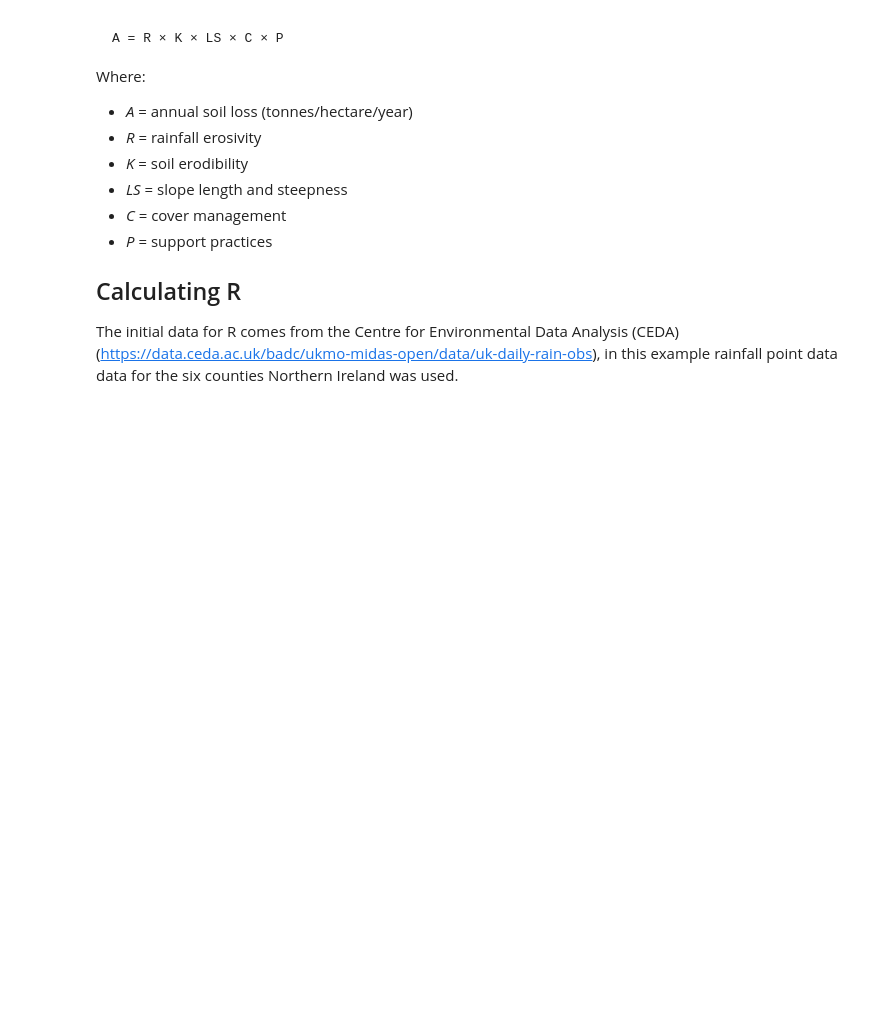
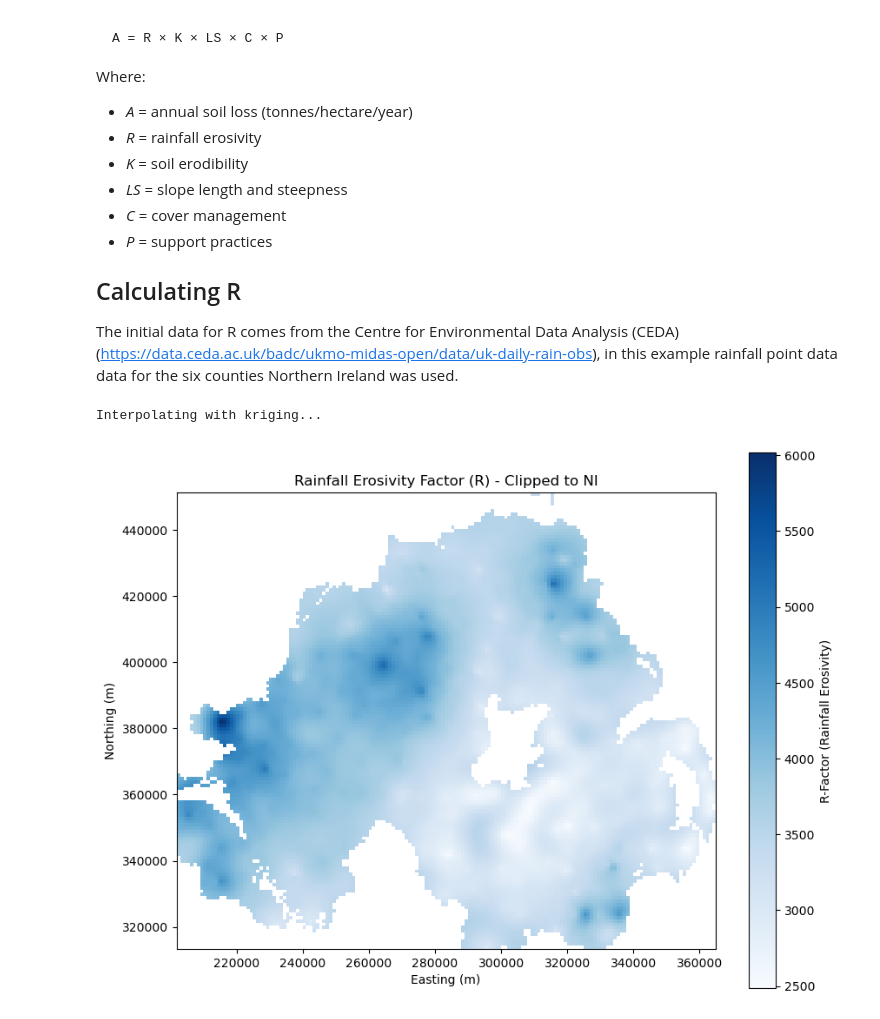
Before and after one commit to zelcon01/RUSLE-in-Python, a Jupyter notebook: RUSLE Notebook.ipynb, the cells around one changed output. Drawn from its saved outputs; the diff is of its cells as text; code cells hidden in the pictures; blank space fills up the shorter version.

```diff
--- a/RUSLE Notebook.ipynb
+++ b/RUSLE Notebook.ipynb
@@ -27,11 +27,12 @@ import geopandas as gpd
 import numpy as np
 import rasterio
 from rasterio.transform import from_origin
-from rasterio.plot import show
-from gstools import Krige, Spherical
+from gstools import Krige, SRF, Spherical
 import tqdm
 import os
+from rasterio.mask import mask
 import matplotlib.pyplot as plt
+from rasterio.plot import show
 
 # Load and project point data
 gdf = gpd.read_file(r"C:\GIS_Course\EGM721\Github conversion of RUSLE\RUSLE-in-Python\Data\R\NI_2021_Rain_Point.geojson")
@@ -62,10 +63,11 @@ for i in tqdm.tqdm(range(len(gridy)), desc="Kriging rows"):
     points = np.vstack([row_x, row_y])
     field[i, :], _ = krig(points)
 
-# Save rainfall raster to GeoTIFF
+# Save to GeoTIFF
 transform = from_origin(minx, maxy, grid_res, grid_res)
 os.makedirs(r"C:\GIS_Course\EGM721\Github conversion of RUSLE\RUSLE-in-Python\Data\R", exist_ok=True)
-rainfall_path = r"C:\GIS_Course\EGM721\Github conversion of RUSLE\RUSLE-in-Python\Data\R\rainfall_kriging.tif"
+
+rainfall_path = r"C:\GIS_Course\EGM721\Github conversion of RUSLE\RUSLE-in-Python\Data\R\rainfall_gstools.tif"
 with rasterio.open(
     rainfall_path,
     "w",
@@ -73,35 +75,63 @@ with rasterio.open(
     height=field.shape[0],
     width=field.shape[1],
     count=1,
     dtype="float32",
     crs="EPSG:29903",
     transform=transform,
 ) as dst:
     dst.write(np.flipud(field), 1)
 
-# Calculate R-Factor
+# Open the interpolated rainfall raster
 with rasterio.open(rainfall_path) as src:
     rainfall = src.read(1)
     profile = src.profile
 
+# Apply the R-factor equation
 r_factor = 38.46 + (3.48 * rainfall)
+
+# Update profile for output
 profile.update(dtype=rasterio.float32)
 
-# Save R-Factor raster
+# Save the R-factor raster
 r_factor_path = r"C:\GIS_Course\EGM721\Github conversion of RUSLE\RUSLE-in-Python\Data\R\r_factor.tif"
 with rasterio.open(r_factor_path, "w", **profile) as dst:
     dst.write(r_factor.astype(np.float32), 1)
 
-# Plot R-Factor raster
+# Load NI outline polygon
+ni_outline = gpd.read_file(r"C:\GIS_Course\EGM721\Github conversion of RUSLE\RUSLE-in-Python\Data\NI_Outline.geojson")
+ni_outline = ni_outline.to_crs("EPSG:29903")
+
+# Clip R-factor raster to Northern Ireland
 with rasterio.open(r_factor_path) as src:
+    out_image, out_transform = mask(src, ni_outline.geometry, crop=True)
+    out_meta = src.meta.copy()
+
+out_meta.update({
+    "height": out_image.shape[1],
+    "width": out_image.shape[2],
+    "transform": out_transform
+})
+
+clipped_path = r"C:\GIS_Course\EGM721\Github conversion of RUSLE\RUSLE-in-Python\Data\R\r_factor_clipped.tif"
+with rasterio.open(clipped_path, "w", **out_meta) as dest:
+    dest.write(out_image)
+
+# Display the clipped raster
+with rasterio.open(clipped_path) as src:
     r_factor_data = src.read(1)
     extent = [src.bounds.left, src.bounds.right, src.bounds.bottom, src.bounds.top]
 
+# Mask out zero values
+masked_r = np.ma.masked_where(r_factor_data == 0, r_factor_data)
+
 plt.figure(figsize=(10, 8))
-plt.imshow(r_factor_data, cmap='viridis', extent=extent)
+plt.imshow(masked_r, cmap='Blues', extent=extent)
 plt.colorbar(label="R-Factor (Rainfall Erosivity)")
-plt.title("Rainfall Erosivity Factor (R)")
+plt.title("Rainfall Erosivity Factor (R) - Clipped to NI")
 plt.xlabel("Easting (m)")
 plt.ylabel("Northing (m)")
 plt.grid(False)
 plt.show()
+# %% [output]
+Interpolating with kriging...
+[figure, added]
```
Also changed, not shown: parts of 2 cells of this notebook, 2 other files.
